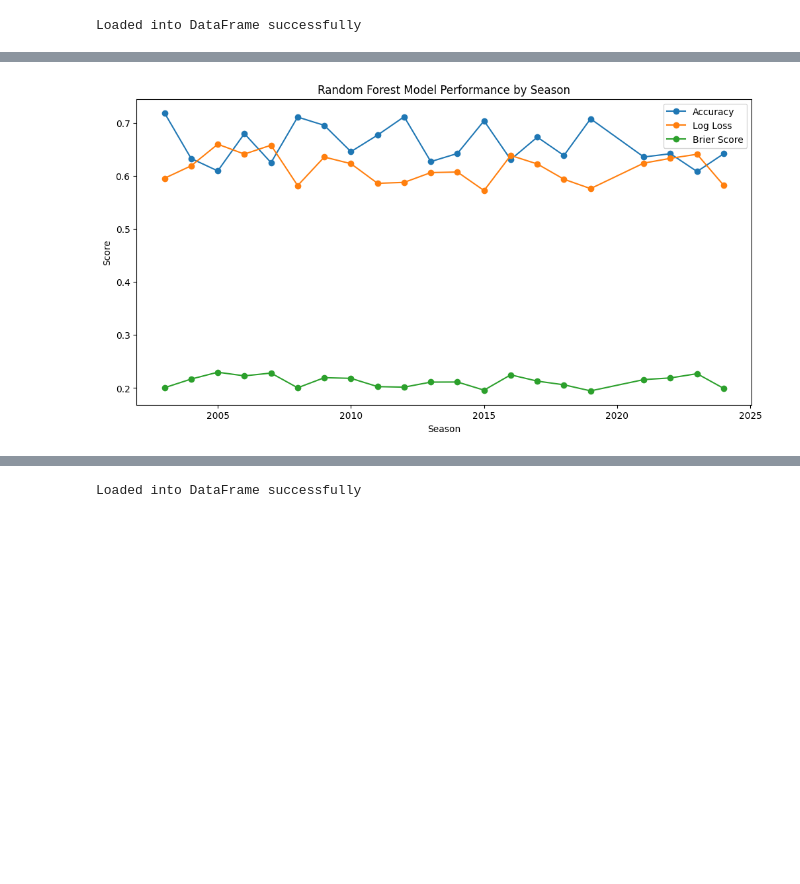
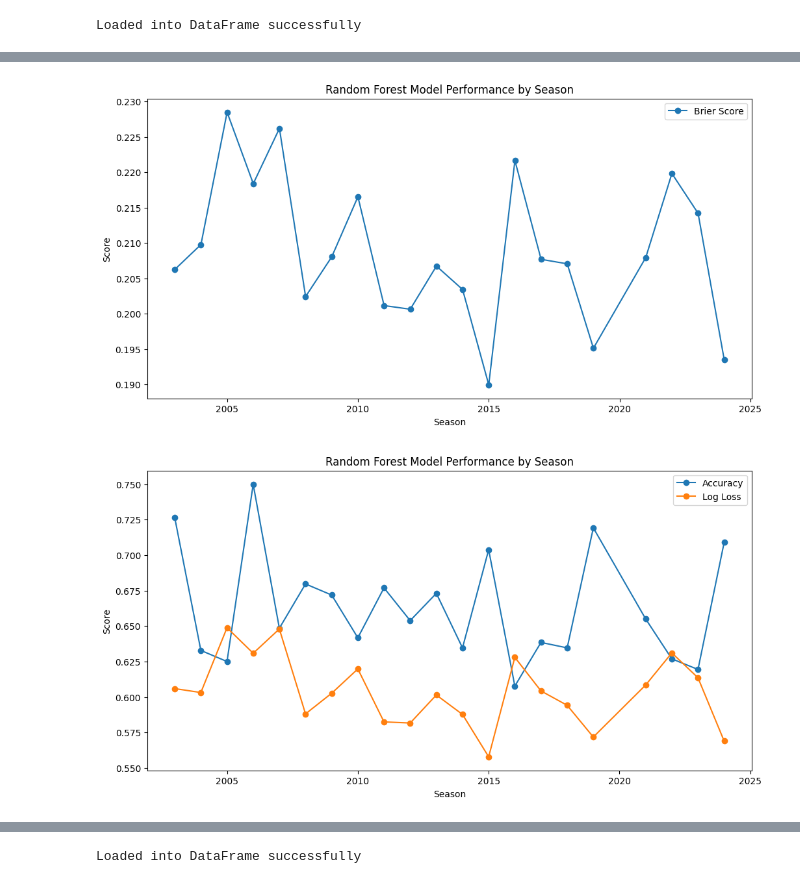
Before and after one commit to COMP3608-GROUP-9-PROJECT/COMP3608_PROJECT, a Jupyter notebook: RandomForest/RandomForestModel.ipynb, the cells around one changed output, grey strips where cells are left out. Drawn from its saved outputs; the diff is of its cells as text; code cells hidden in the pictures; blank space fills up the shorter version.

Commit message:
added more graphs + minor changes

```diff
--- a/RandomForest/RandomForestModel.ipynb
+++ b/RandomForest/RandomForestModel.ipynb
@@ -9,4 +12,14 @@ from sklearn.model_selection import GroupKFold
 import matplotlib.pyplot as plt
+# %%
+# Best hyperparameters from RandomizedSearchCV
+
+best_params = {
+    "n_estimators":      300,
+    "min_samples_leaf":  8,
+    "max_depth":         10,
+    "criterion":         "entropy",
+    "random_state":      1,
+}
 # %%
 # Load the processed tournament data
 
@@ -45,8 +58,12 @@ Loaded into DataFrame successfully
 # Initialize a list to store scores for each fold
 results = []
 
+# Arrays to collect out-of-fold predictions for accurate evaluation
+oof_probs = np.zeros(len(y))
+oof_preds = np.zeros(len(y))
+
 # Iterate over each fold in Group K-Fold cross-validation
-for season_index, (train_index, test_index) in enumerate(gkf.split(X, y, groups)):
+for test_season, (train_index, test_index) in enumerate(gkf.split(X, y, groups)):
     test_season = groups.iloc[test_index].unique()[0]
 
     # Split data into training and validation sets for the current fold
@@ -54,12 +71,16 @@ for season_index, (train_index, test_index) in enumerate(gkf.split(X, y, groups)
     y_train, y_test = y.iloc[train_index], y.iloc[test_index]
 
     # Create and train the Random Forest model for the current fold
-    rf_model = RandomForestClassifier(n_estimators=100, random_state=1)
+    rf_model = RandomForestClassifier(**best_params)
     rf_model.fit(X_train, y_train)
 
     # Predict probabilities for the validation set of the current fold
     rf_test_probs = rf_model.predict_proba(X_test)[:, 1]
     rf_test_pred = rf_model.predict(X_test)
+
+    # Store out-of-fold predictions for the current fold
+    oof_probs[test_index] = rf_test_probs
+    oof_preds[test_index] = rf_test_pred
 
     #Metrics
     accuracy = accuracy_score(y_test, rf_test_pred)
@@ -85,7 +106,7 @@ for _, row in df_results.iterrows():
         f"Brier Score = {row['Brier Score']:.3f}"
     )
 
-final_rf_model = RandomForestClassifier(n_estimators=100, random_state=1)
+final_rf_model = RandomForestClassifier(**best_params)
 final_rf_model.fit(X, y)
 
 print("\nAverage Performance Metrics")
@@ -113,10 +134,22 @@ Brier Score: 0.2124
+# %%
+# Plot brier score graph
+
+plt.figure(figsize=(12, 6))
+plt.plot(df_results["Season"], df_results["Brier Score"], marker='o', label='Brier Score')
+
+plt.title("Random Forest Model Performance by Season")
+plt.xlabel("Season")
+plt.ylabel("Score")
+plt.legend()
+plt.show()
+# %% [output]
+[figure, added]
 # %%
-# Plot results graph
+# Plot accuracy and log loss graph
 
 plt.figure(figsize=(12, 6))
 plt.plot(df_results["Season"], df_results["Accuracy"], marker='o', label='Accuracy')
 plt.plot(df_results["Season"], df_results["Log Loss"], marker='o', label='Log Loss')
-plt.plot(df_results["Season"], df_results["Brier Score"], marker='o', label='Brier Score')
 
 plt.title("Random Forest Model Performance by Season")
 plt.xlabel("Season")
@@ -124,4 +157,4 @@ plt.ylabel("Score")
 plt.legend()
 plt.show()
 # %% [output]
-[figure, old version]
+[figure, new version]
```
Also changed, not shown: parts of 5 cells of this notebook.
